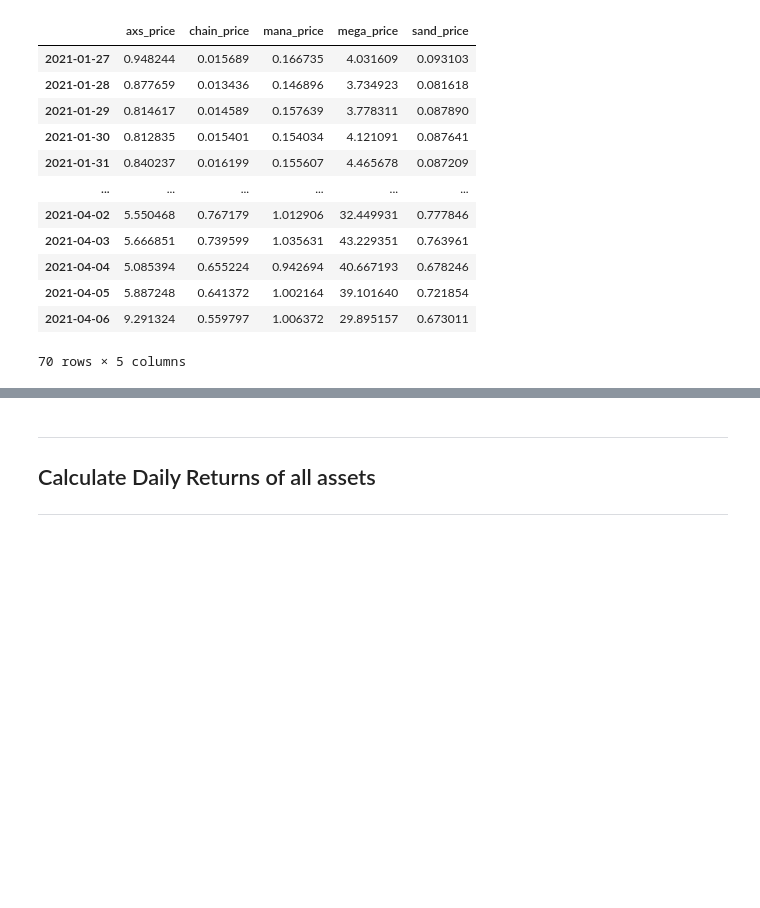
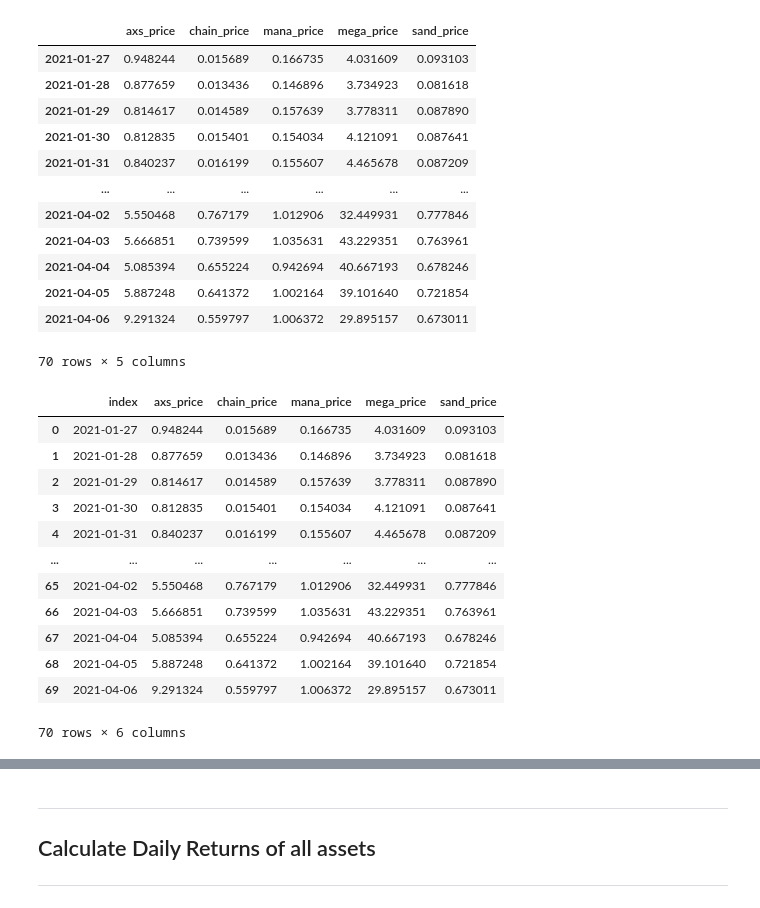
Before and after one commit to Hash3rown/nfty_tree.io, a Jupyter notebook: sandbox/kelso_gaming_NFT_portfolio_analysis.ipynb, the cells around one changed output, grey strips where cells are left out. Saved outputs shown, nothing was run; the diff lists cells and outputs as text; code cells hidden in the pictures; blank space fills up the shorter version.

```diff
--- a/sandbox/kelso_gaming_NFT_portfolio_analysis.ipynb
+++ b/sandbox/kelso_gaming_NFT_portfolio_analysis.ipynb
@@ -188,0 +201,17 @@ gaming_portfolio_prices_df
+# %%
+gaming_portfolio_prices_df_reset = gaming_portfolio_prices_df.reset_index()
+gaming_portfolio_prices_df_reset
+# %% [output]
+|  | index | axs_price | chain_price | mana_price | mega_price | sand_price |
+| 0 | 2021-01-27 | 0.948244 | 0.015689 | 0.166735 | 4.031609 | 0.093103 |
+| 1 | 2021-01-28 | 0.877659 | 0.013436 | 0.146896 | 3.734923 | 0.081618 |
+| 2 | 2021-01-29 | 0.814617 | 0.014589 | 0.157639 | 3.778311 | 0.087890 |
+| 3 | 2021-01-30 | 0.812835 | 0.015401 | 0.154034 | 4.121091 | 0.087641 |
+| 4 | 2021-01-31 | 0.840237 | 0.016199 | 0.155607 | 4.465678 | 0.087209 |
+| ... | ... | ... | ... | ... | ... | ... |
+| 65 | 2021-04-02 | 5.550468 | 0.767179 | 1.012906 | 32.449931 | 0.777846 |
+| 66 | 2021-04-03 | 5.666851 | 0.739599 | 1.035631 | 43.229351 | 0.763961 |
+| 67 | 2021-04-04 | 5.085394 | 0.655224 | 0.942694 | 40.667193 | 0.678246 |
+| 68 | 2021-04-05 | 5.887248 | 0.641372 | 1.002164 | 39.101640 | 0.721854 |
+| 69 | 2021-04-06 | 9.291324 | 0.559797 | 1.006372 | 29.895157 | 0.673011 |
+70 rows × 6 columns
```
Also changed, not shown: parts of 11 cells of this notebook.
